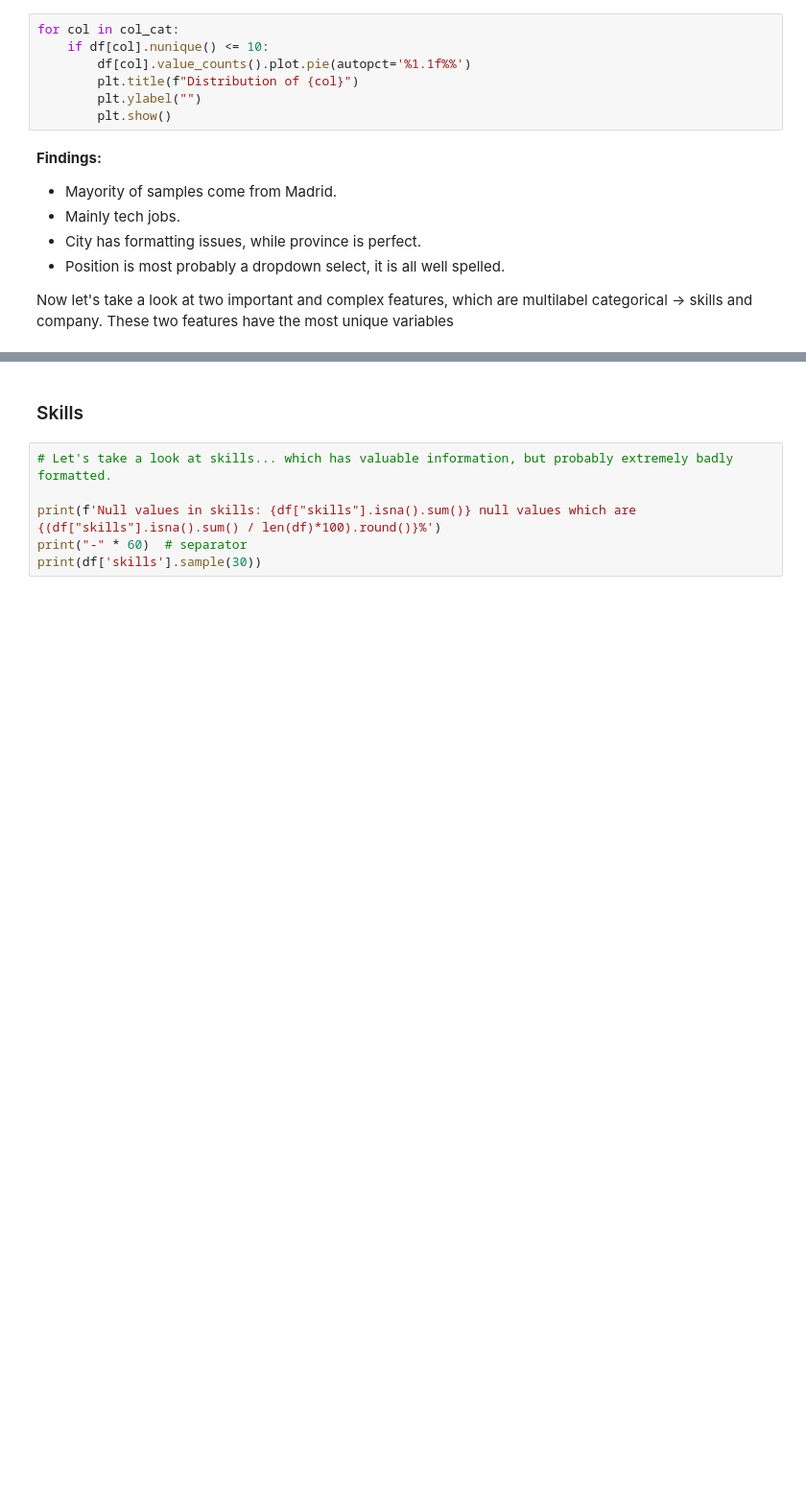
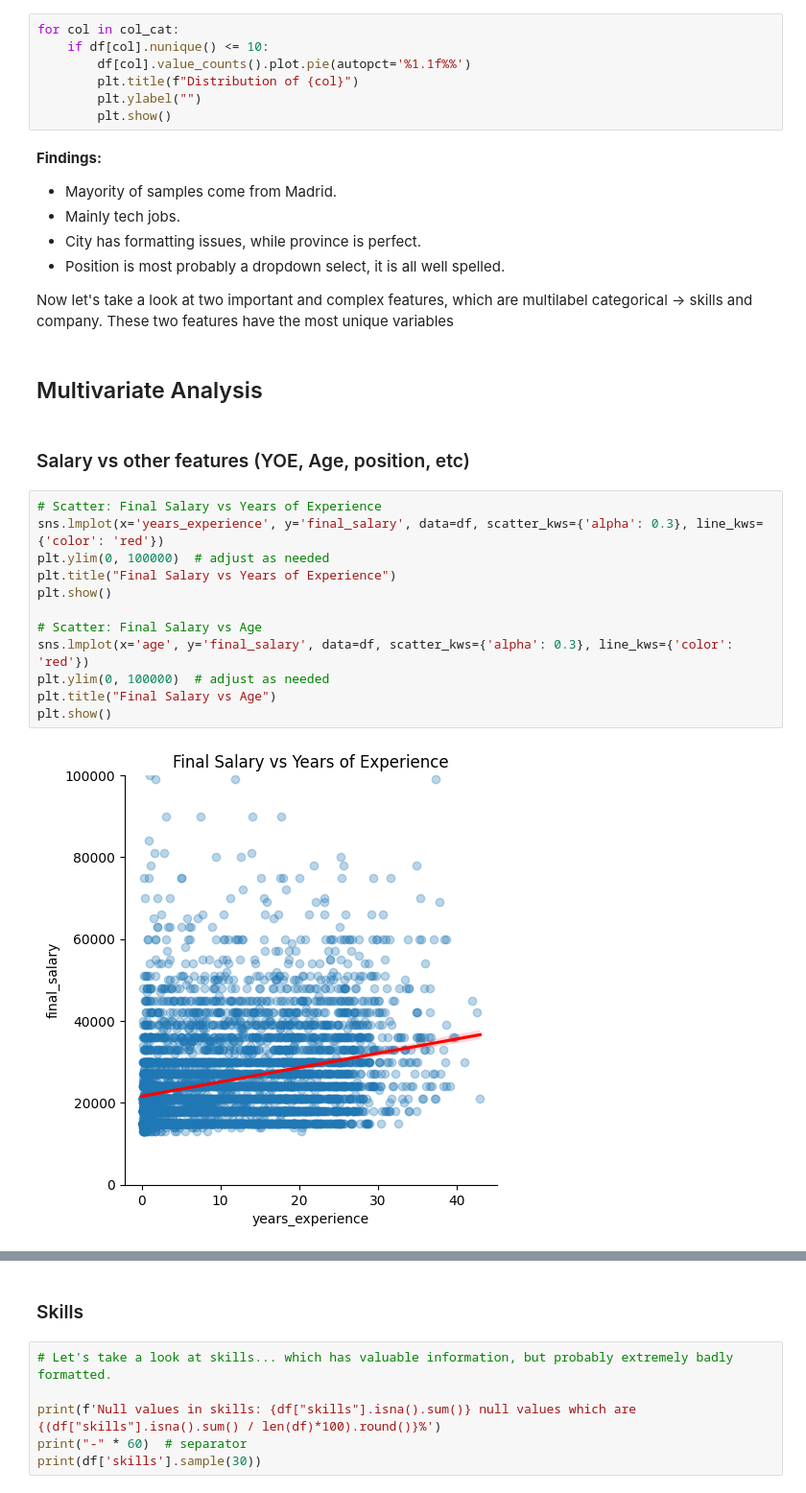
Before and after one commit to adrianmarino19/datafest2025, a Jupyter notebook: main.ipynb, the cells around one changed output, grey strips where cells are left out. Shown at 96% size. Cells and saved outputs as stored; diff of their text form; blank space fills up the shorter version.

```diff
--- a/main.ipynb
+++ b/main.ipynb
@@ -392,3 +429,21 @@ for col in col_cat:
 
 Now let's take a look at two important and complex features, which are multilabel categorical -> skills and company.
 These two features have the most unique variables
+# %% [markdown]
+## Multivariate Analysis
+# %% [markdown]
+### Salary vs other features (YOE, Age, position, etc)
+# %%
+# Scatter: Final Salary vs Years of Experience
+sns.lmplot(x='years_experience', y='final_salary', data=df, scatter_kws={'alpha': 0.3}, line_kws={'color': 'red'})
+plt.ylim(0, 100000)  # adjust as needed
+plt.title("Final Salary vs Years of Experience")
+plt.show()
+
+# Scatter: Final Salary vs Age
+sns.lmplot(x='age', y='final_salary', data=df, scatter_kws={'alpha': 0.3}, line_kws={'color': 'red'})
+plt.ylim(0, 100000)  # adjust as needed
+plt.title("Final Salary vs Age")
+plt.show()
+# %% [output]
+[figure, added]
```
Also changed, not shown: parts of 30 cells of this notebook.
